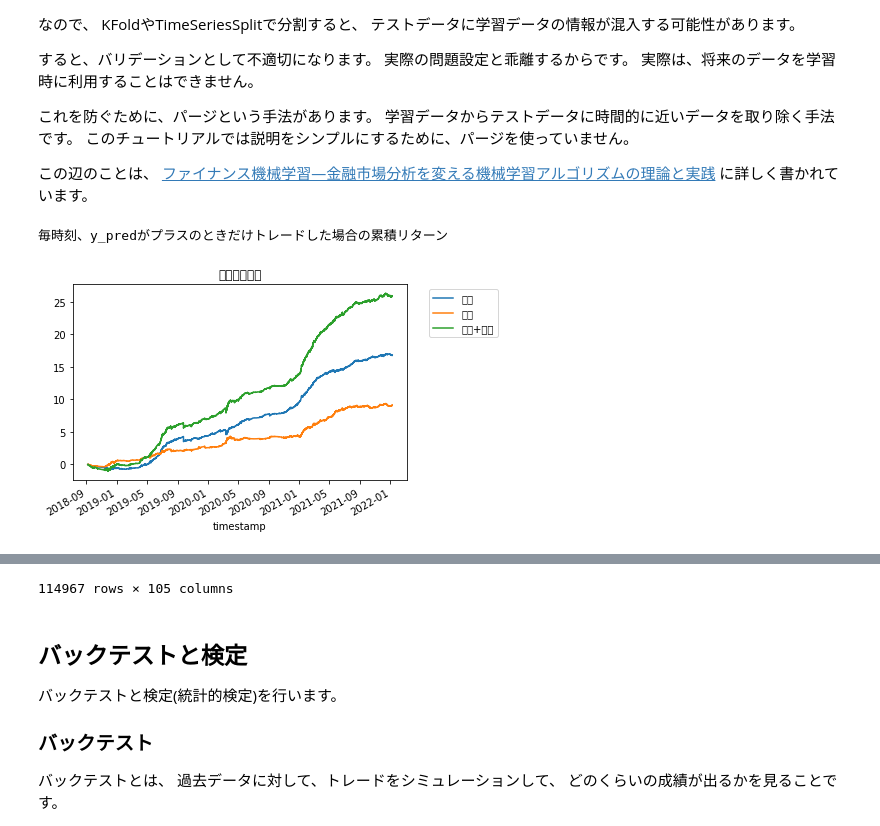
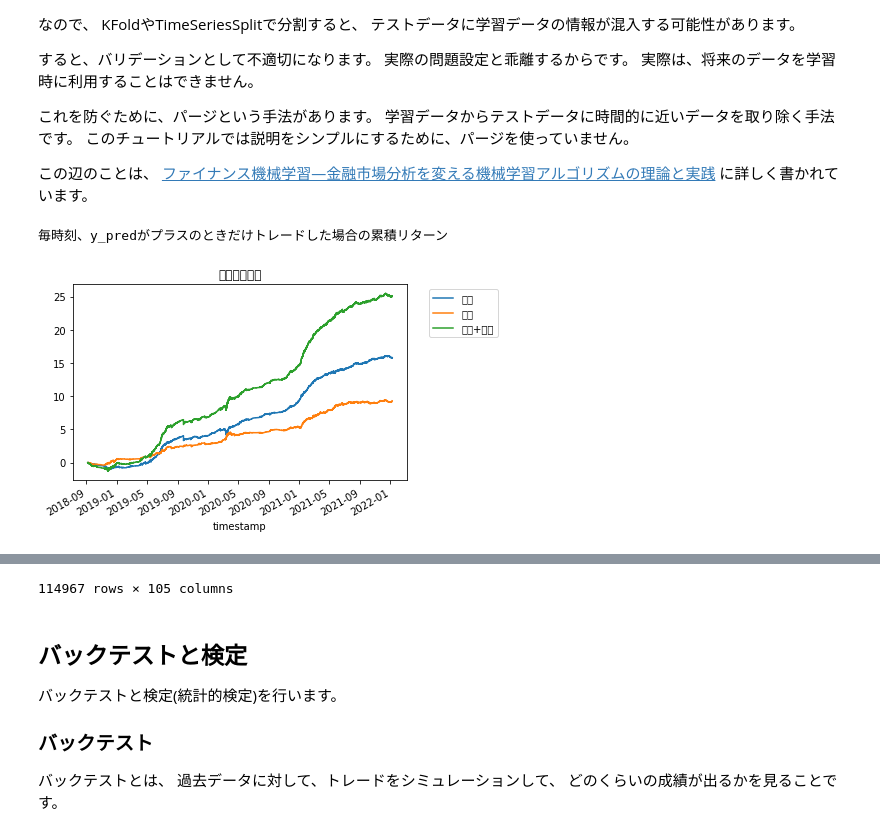
Before and after one commit to yydevelop/bot, a Jupyter notebook: gmobot/tutorial.ipynb, the cells around one changed output, grey strips where cells are left out. Cells and saved outputs as stored; diff of their text form; code cells hidden in the pictures.

```diff
--- a/gmobot/tutorial.ipynb
+++ b/gmobot/tutorial.ipynb
@@ -451,9 +451,9 @@ features = sorted([
     'VOL_21',
     'RETURN_21',
     'MA_GAP_21',
-    'VOL_89',
-    'RETURN_89',
-    'MA_GAP_89',
+    'VOL_55',
+    'RETURN_55',
+    'MA_GAP_55',
 ])
 
 print(features)
@@ -720,43 +720,43 @@ model = BaggingRegressor(model, random_state=1, n_jobs=1)
 # 本番用モデルの学習 (このチュートリアルでは使わない)
 # 実稼働する用のモデルはデータ全体で学習させると良い
 model.fit(df[features], df['y_buy'])
-joblib.dump(model, 'model_y_buy.xz', compress=True)
+joblib.dump(model, './model/model_y_buy.xz', compress=True)
 model.fit(df[features], df['y_sell'])
-joblib.dump(model, 'model_y_sell.xz', compress=True)
+joblib.dump(model, './model/model_y_sell.xz', compress=True)
 
 # 通常のCV
 cv_indicies = list(KFold().split(df))
 # ウォークフォワード法
 # cv_indicies = list(TimeSeriesSplit().split(df))
 
 # OOS予測値を計算
 def my_cross_val_predict(estimator, X, y=None, cv=None):
     y_pred = y.copy()
     y_pred[:] = np.nan
     for train_idx, val_idx in cv:
         estimator.fit(X[train_idx], y[train_idx])
         y_pred[val_idx] = estimator.predict(X[val_idx])
     return y_pred
 
 df['y_pred_buy'] = my_cross_val_predict(model, df[features].values, df['y_buy'].values, cv=cv_indicies)
 df['y_pred_sell'] = my_cross_val_predict(model, df[features].values, df['y_sell'].values, cv=cv_indicies)
 
 # 予測値が無い(nan)行をドロップ
 df = df.dropna()
 
 print('毎時刻、y_predがプラスのときだけトレードした場合の累積リターン')
 df[df['y_pred_buy'] > 0]['y_buy'].cumsum().plot(label='買い')
 df[df['y_pred_sell'] > 0]['y_sell'].cumsum().plot(label='売り')
 (df['y_buy'] * (df['y_pred_buy'] > 0) + df['y_sell'] * (df['y_pred_sell'] > 0)).cumsum().plot(label='買い+売り')
 plt.title('累積リターン')
 plt.legend(bbox_to_anchor=(1.05, 1))
 plt.show()
 display(df)
 
 df.to_pickle('df_fit.pkl')
 # %% [output]
 毎時刻、y_predがプラスのときだけトレードした場合の累積リターン
-[figure, old version]
+[figure, new version]
 |  | op | hi | lo | cl | volume | fee | BBANDS_upperband | BBANDS_middleband | ... |
 | timestamp |  |  |  |  |  |  |  |  | ... |
 | 2018-09-06 09:15:00+00:00 | 715084.0 | 715084.0 | 712857.0 | 714808.0 | 0.33 | 0.0 | 5082.538594 | 224.3 | ... |
```
Also changed, not shown: parts of 4 cells of this notebook, 3 other files.
